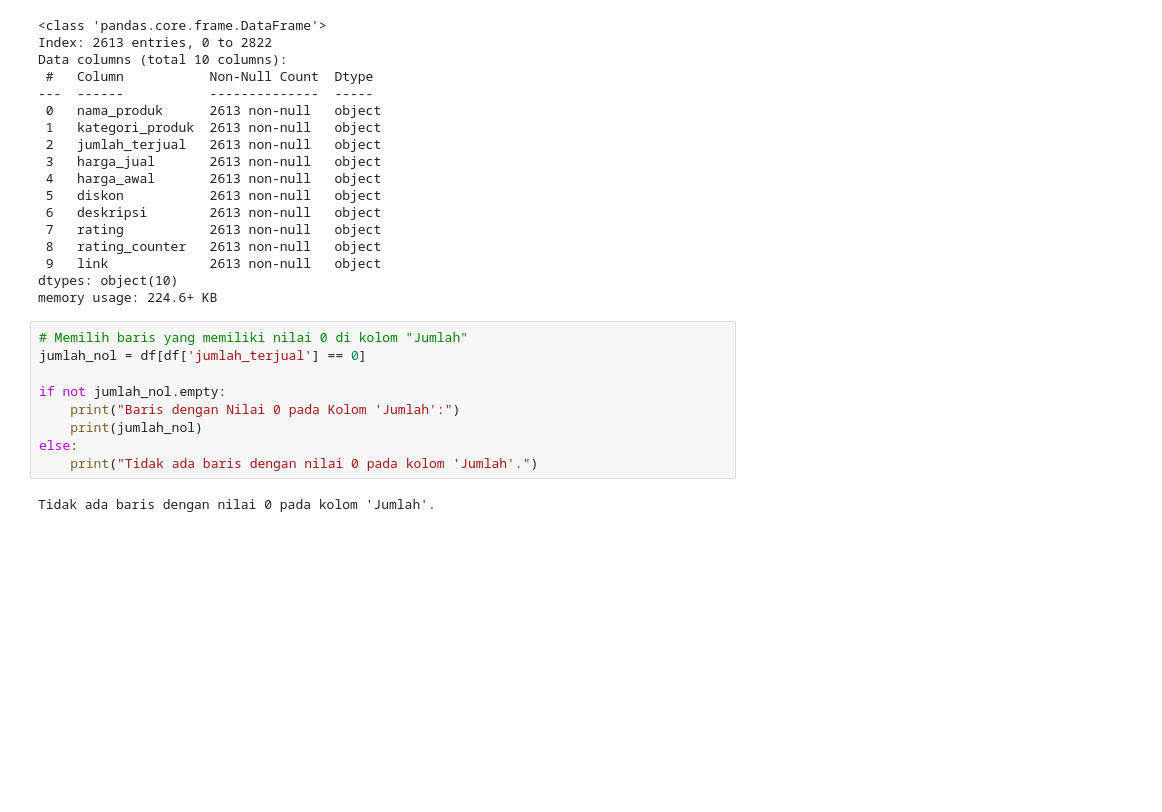
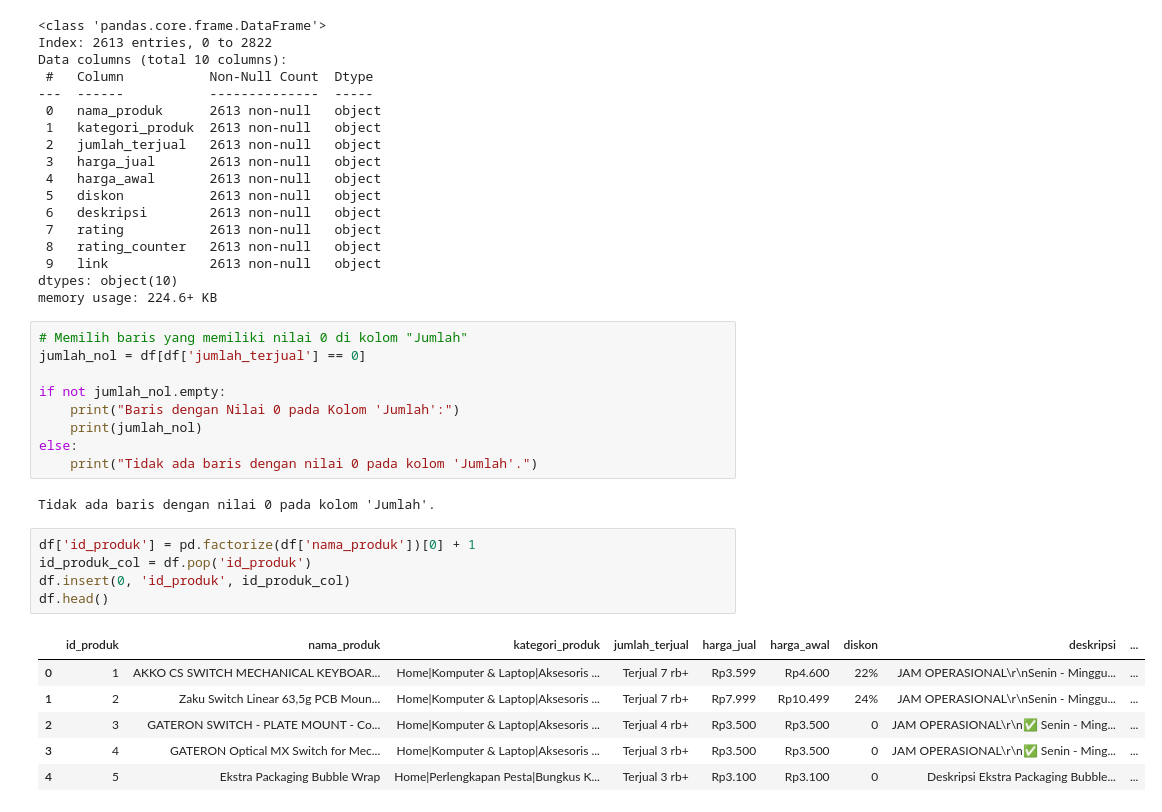
Before and after one commit to picessakresna/GoodGamingShop-Recommendation-Website, a Jupyter notebook: final-project/product-scrap-data/cleandata-product.ipynb, the cells around one changed output. Saved outputs shown, nothing was run; the diff lists cells and outputs as text; blank space fills up the shorter version.

```diff
--- a/final-project/product-scrap-data/cleandata-product.ipynb
+++ b/final-project/product-scrap-data/cleandata-product.ipynb
@@ -151,3 +151,15 @@ else:
     print("Tidak ada baris dengan nilai 0 pada kolom 'Jumlah'.")
 # %% [output]
 Tidak ada baris dengan nilai 0 pada kolom 'Jumlah'.
+# %%
+df['id_produk'] = pd.factorize(df['nama_produk'])[0] + 1
+id_produk_col = df.pop('id_produk')
+df.insert(0, 'id_produk', id_produk_col)
+df.head()
+# %% [output]
+|  | id_produk | nama_produk | kategori_produk | jumlah_terjual | harga_jual | harga_awal | diskon | deskripsi | ... |
+| 0 | 1 | AKKO CS SWITCH MECHANICAL KEYBOAR... | Home|Komputer & Laptop|Aksesoris ... | Terjual 7 rb+ | Rp3.599 | Rp4.600 | 22% | JAM OPERASIONAL\r\nSenin - Minggu... | ... |
+| 1 | 2 | Zaku Switch Linear 63,5g PCB Moun... | Home|Komputer & Laptop|Aksesoris ... | Terjual 7 rb+ | Rp7.999 | Rp10.499 | 24% | JAM OPERASIONAL\r\nSenin - Minggu... | ... |
+| 2 | 3 | GATERON SWITCH - PLATE MOUNT - Co... | Home|Komputer & Laptop|Aksesoris ... | Terjual 4 rb+ | Rp3.500 | Rp3.500 | 0 | JAM OPERASIONAL\r\n✅ Senin - Ming... | ... |
+| 3 | 4 | GATERON Optical MX Switch for Mec... | Home|Komputer & Laptop|Aksesoris ... | Terjual 3 rb+ | Rp3.500 | Rp3.500 | 0 | JAM OPERASIONAL\r\n✅ Senin - Ming... | ... |
+| 4 | 5 | Ekstra Packaging Bubble Wrap | Home|Perlengkapan Pesta|Bungkus K... | Terjual 3 rb+ | Rp3.100 | Rp3.100 | 0 | Deskripsi Ekstra Packaging Bubble... | ... |
```
Also changed, not shown: parts of 16 cells of this notebook, 1 other file.
